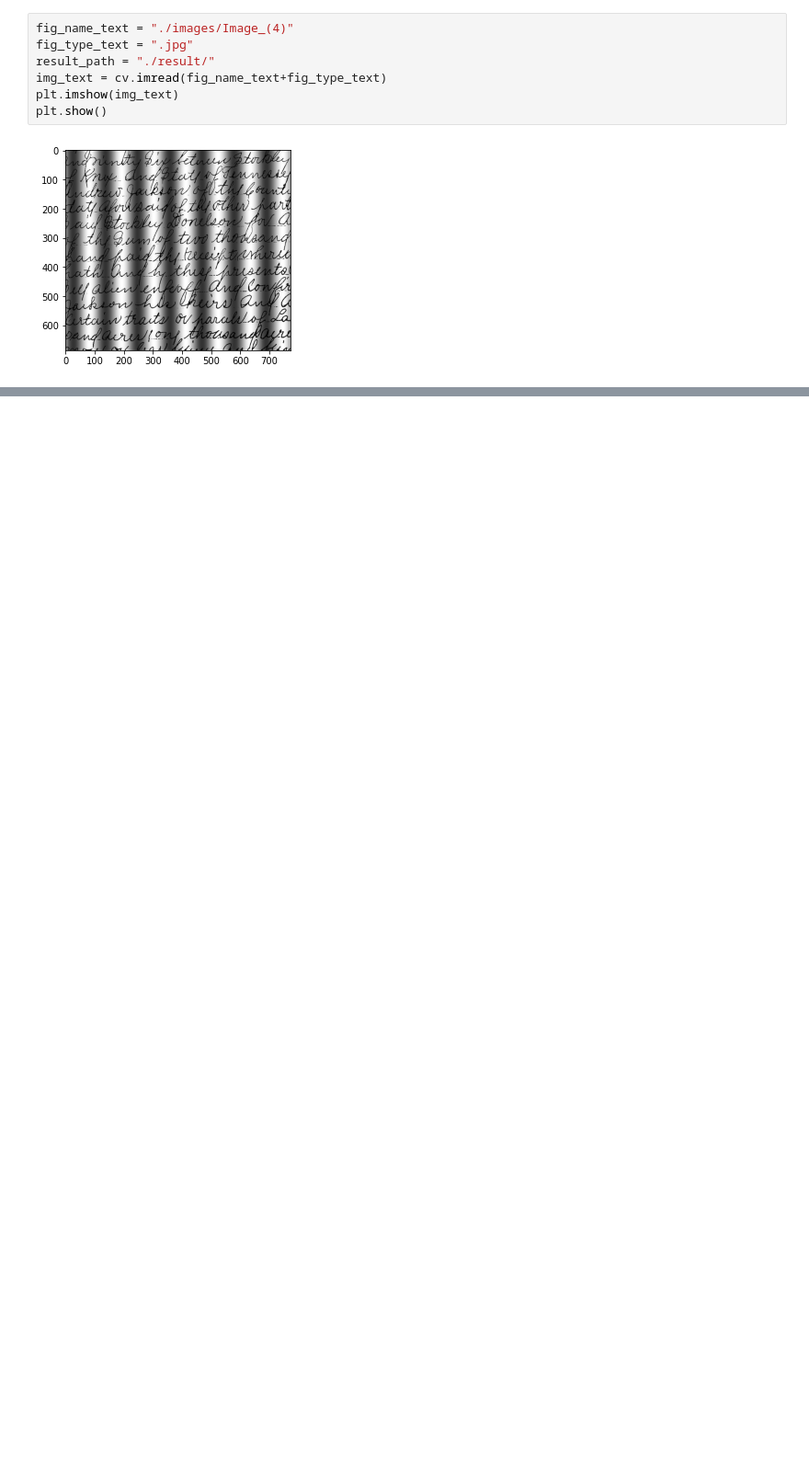
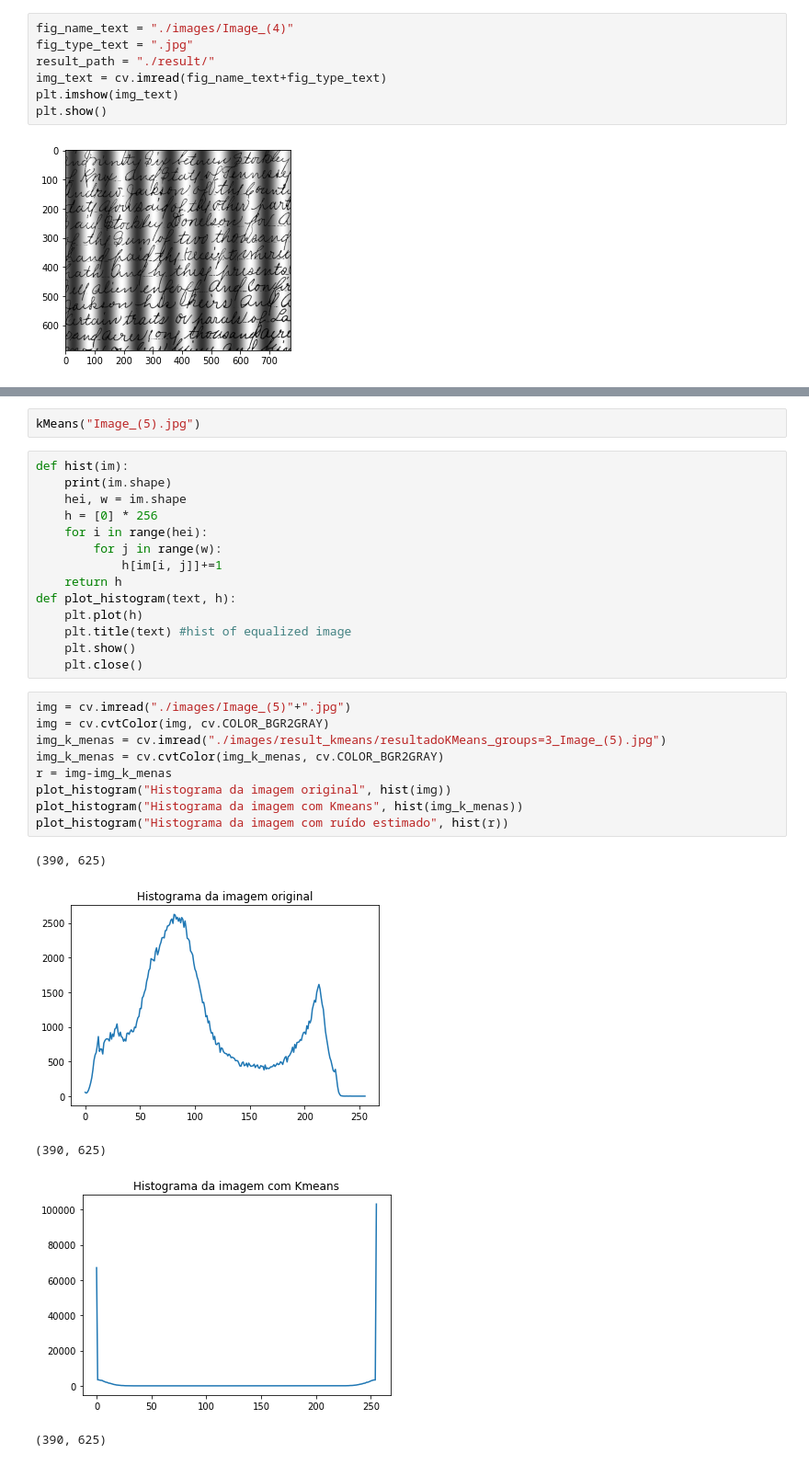
Before and after one commit to CaioCordeiro/CS_Computational_Vision, a Jupyter notebook: ATV4/ATV4.ipynb, the cells around one changed output, grey strips where cells are left out. Shown at 92% size. Cells and saved outputs as stored; diff of their text form; blank space fills up the shorter version.

```diff
--- a/ATV4/ATV4.ipynb
+++ b/ATV4/ATV4.ipynb
@@ -131,0 +183,31 @@ imsave(result_path + "Image_(4)" + fig_type_text, binarized_letters)
+# %%
+kMeans("Image_(5).jpg")
+# %%
+def hist(im):
+    print(im.shape)
+    hei, w = im.shape
+    h = [0] * 256
+    for i in range(hei):
+        for j in range(w):
+            h[im[i, j]]+=1
+    return h
+def plot_histogram(text, h):
+    plt.plot(h)
+    plt.title(text) #hist of equalized image
+    plt.show()
+    plt.close()
+# %%
+img = cv.imread("./images/Image_(5)"+".jpg")
+img = cv.cvtColor(img, cv.COLOR_BGR2GRAY)
+img_k_menas = cv.imread("./images/result_kmeans/resultadoKMeans_groups=3_Image_(5).jpg")
+img_k_menas = cv.cvtColor(img_k_menas, cv.COLOR_BGR2GRAY)
+r = img-img_k_menas
+plot_histogram("Histograma da imagem original", hist(img))
+plot_histogram("Histograma da imagem com Kmeans", hist(img_k_menas))
+plot_histogram("Histograma da imagem com ruído estimado", hist(r))
+# %% [output]
+(390, 625)
+[figure, added]
+(390, 625)
+[figure, added]
+(390, 625)
```
Also changed, not shown: parts of 7 cells of this notebook, 1 other file.
